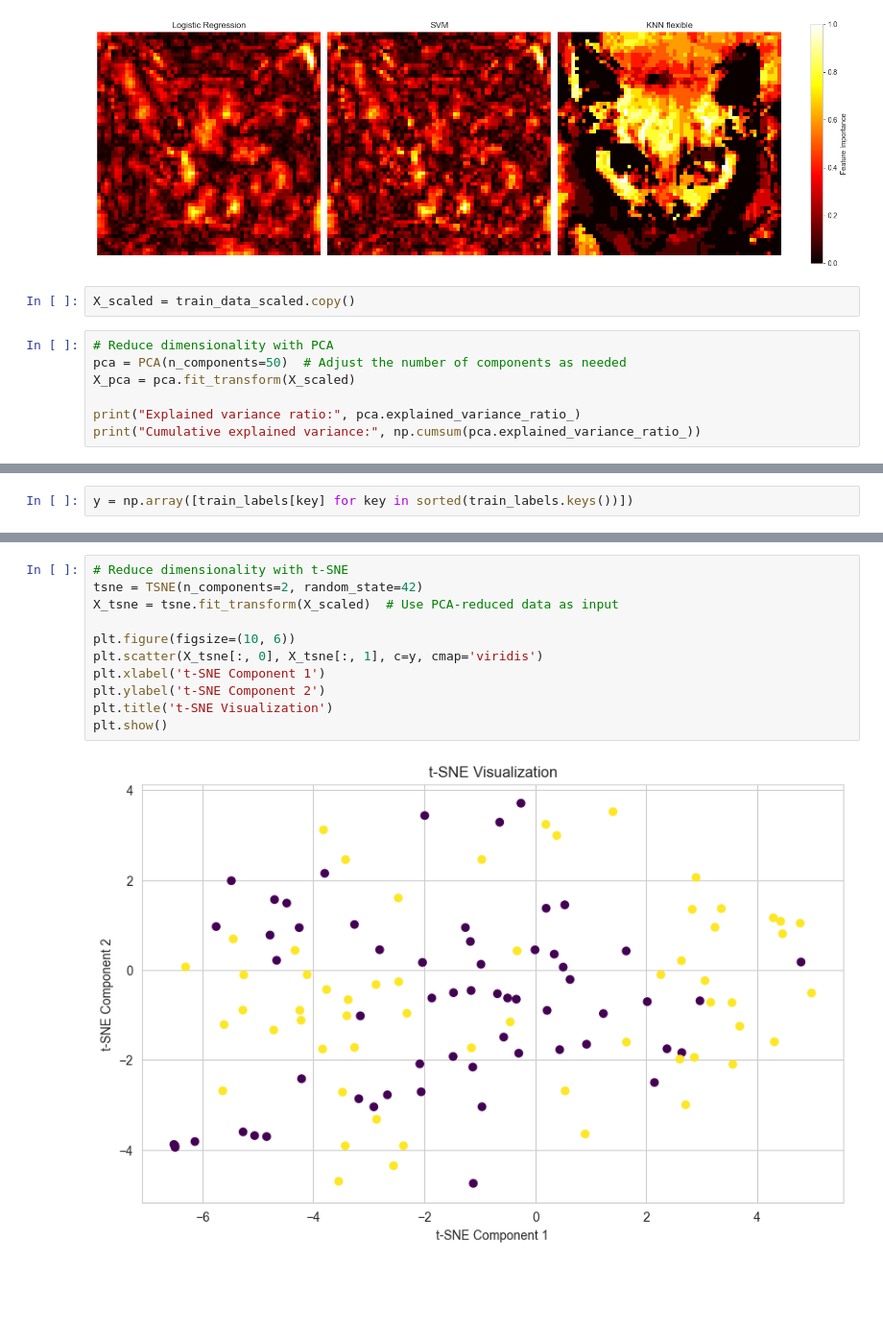
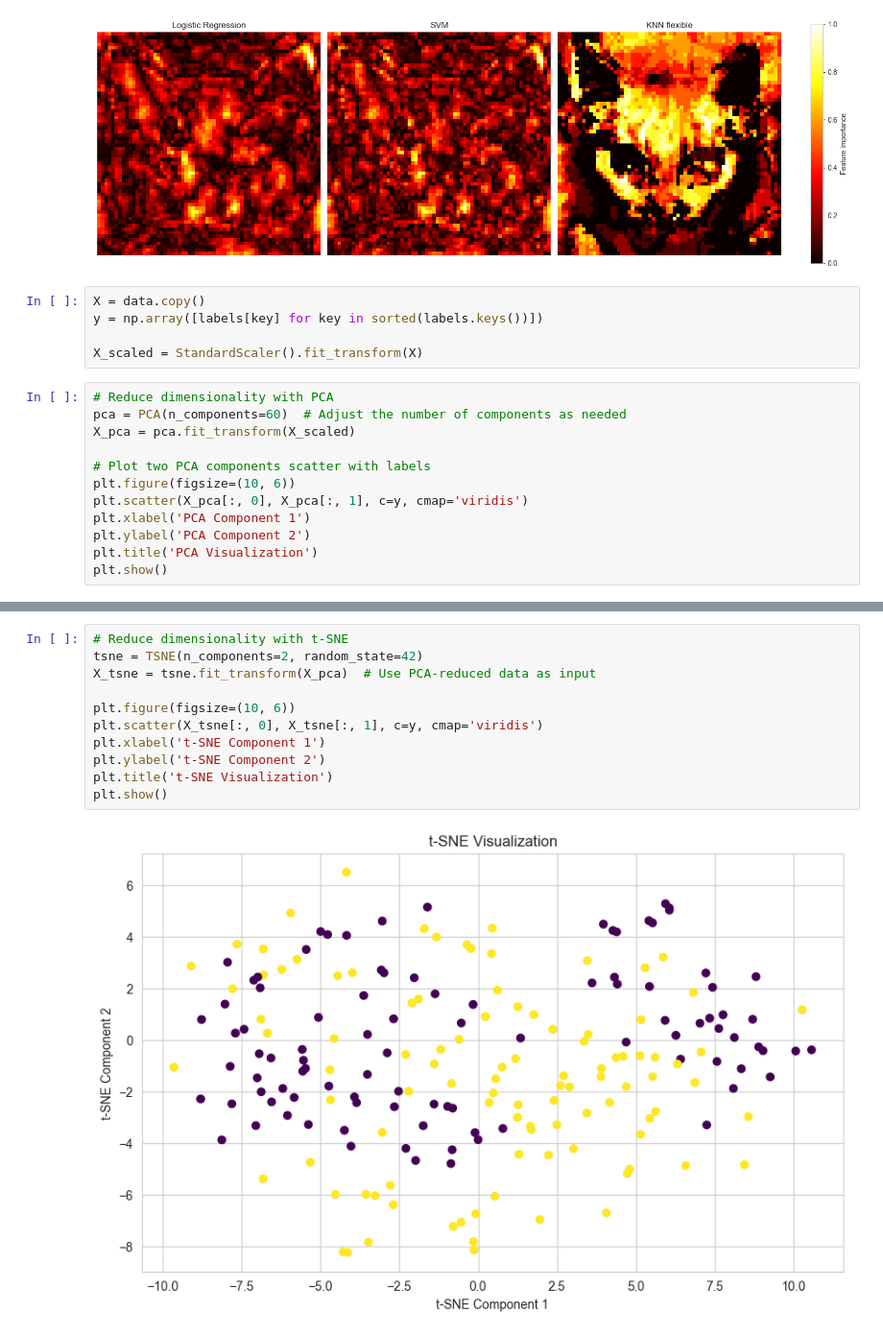
Before and after one commit to rikardradovac/Statistical-learning-for-big-data, a Jupyter notebook: AS3/1.1.ipynb, the cells around one changed output, grey strips where cells are left out. Shown at 96% size. Cells and saved outputs as stored; diff of their text form; blank space fills up the shorter version.

```diff
--- a/AS3/1.1.ipynb
+++ b/AS3/1.1.ipynb
@@ -211,12 +217,20 @@ Feature Importance: (4096,)
 Feature Importance: (4096,)
 [figure]
 # %%
-X_scaled = train_data_scaled.copy()
+X = data.copy()
+y = np.array([labels[key] for key in sorted(labels.keys())])
+
+X_scaled = StandardScaler().fit_transform(X)
 # %%
 # Reduce dimensionality with PCA
-pca = PCA(n_components=50)  # Adjust the number of components as needed
+pca = PCA(n_components=60)  # Adjust the number of components as needed
 X_pca = pca.fit_transform(X_scaled)
 
-print("Explained variance ratio:", pca.explained_variance_ratio_)
-print("Cumulative explained variance:", np.cumsum(pca.explained_variance_ratio_))
+# Plot two PCA components scatter with labels
+plt.figure(figsize=(10, 6))
+plt.scatter(X_pca[:, 0], X_pca[:, 1], c=y, cmap='viridis')
+plt.xlabel('PCA Component 1')
+plt.ylabel('PCA Component 2')
+plt.title('PCA Visualization')
+plt.show()
 # %% [output]
@@ -241,2 +237,0 @@ Cumulative explained variance: [0.24351533 0.37815386 0.4442907  0.49889114 0.54
-# %%
-y = np.array([train_labels[key] for key in sorted(train_labels.keys())])
@@ -253,15 +238,15 @@ plt.show()
 # %%
 # Reduce dimensionality with t-SNE
 tsne = TSNE(n_components=2, random_state=42)
-X_tsne = tsne.fit_transform(X_scaled)  # Use PCA-reduced data as input
+X_tsne = tsne.fit_transform(X_pca)  # Use PCA-reduced data as input
 
 plt.figure(figsize=(10, 6))
 plt.scatter(X_tsne[:, 0], X_tsne[:, 1], c=y, cmap='viridis')
 plt.xlabel('t-SNE Component 1')
 plt.ylabel('t-SNE Component 2')
 plt.title('t-SNE Visualization')
 plt.show()
 # %% [output]
-[figure, old version]
+[figure, new version]
 # %%
 # K-Means Clustering on PCA-reduced data
```
Also changed, not shown: parts of 7 cells of this notebook, 2 other files.
